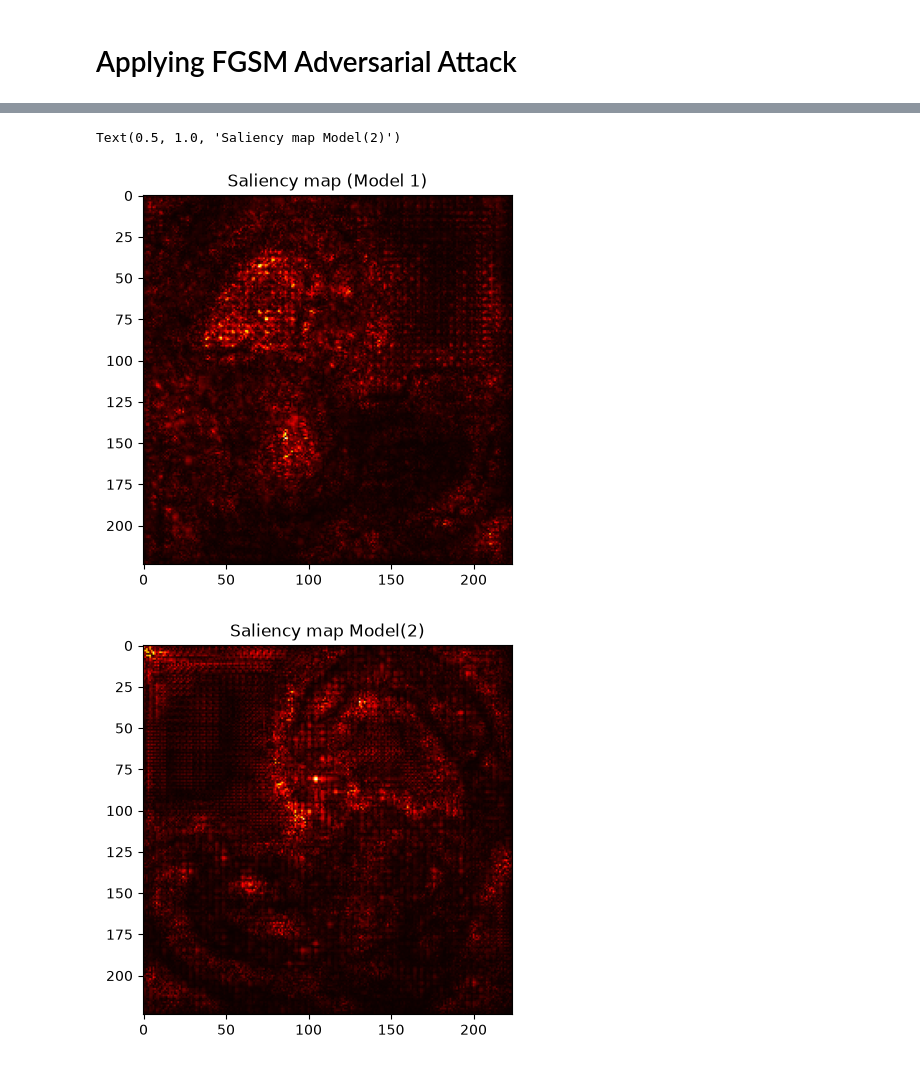
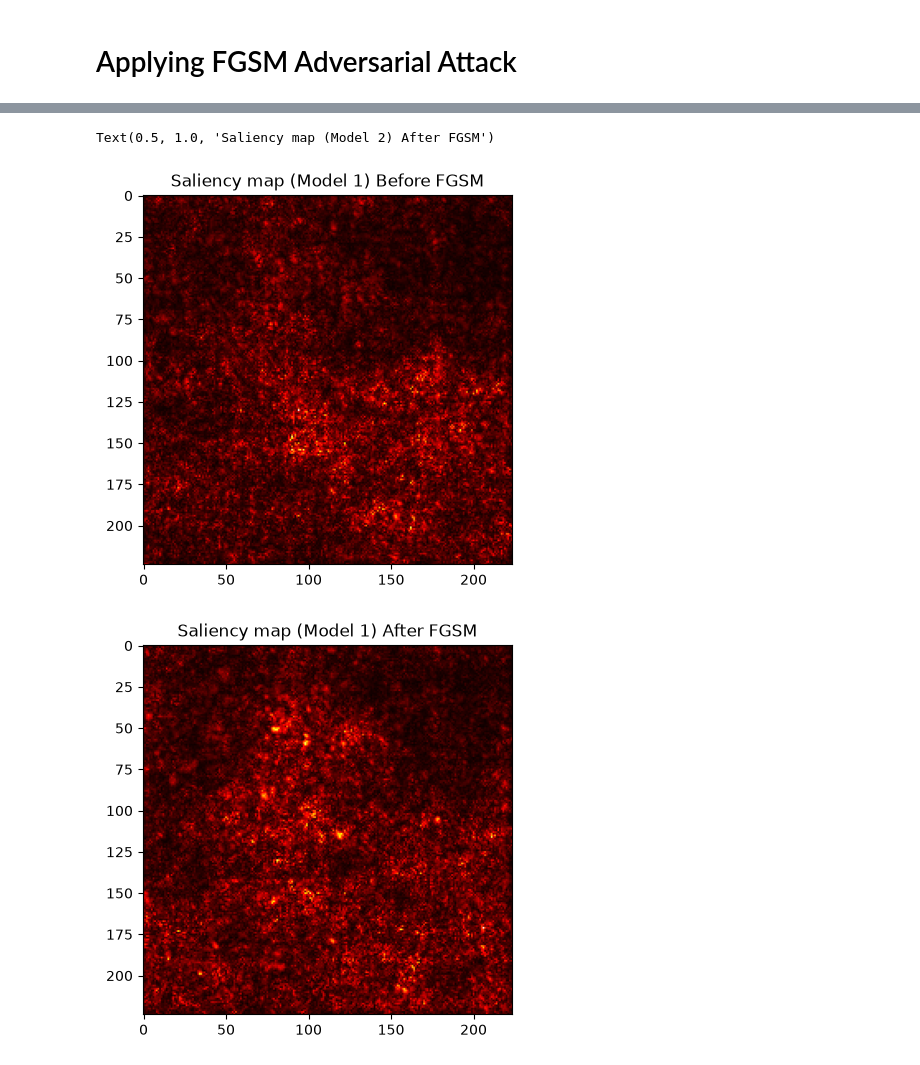
Before and after one commit to programmerX1a/AI-tasks, a Jupyter notebook: Block_5/Task_5.2.ipynb, the cells around one changed output, grey strips where cells are left out. Saved outputs shown, nothing was run; the diff lists cells and outputs as text; code cells hidden in the pictures.

```diff
--- a/Block_5/Task_5.2.ipynb
+++ b/Block_5/Task_5.2.ipynb
@@ -181,7 +181,7 @@ import sys
 def clip(images):
     img = images.clone()
     img -= img.min()
-    img /= (img.max() + 1e-7)
+    img /= (img.max()-img.min() + 1e-7)
     return img
 
 
@@ -198,6 +198,8 @@ model1.eval()
 batch=0
 gradients_1=[]
 gradients_2=[]
+gradients_3=[]
+gradients_4=[]
 for images,labels in test_loader:
 
     batch+=1
@@ -206,12 +208,12 @@ for images,labels in test_loader:
     output1=model1(images)
     loss1=criterion(output1,labels)
     model1.zero_grad()
-    loss1.backward()
     running_loss1+=loss1.item()*labels.size(0)
     total+=labels.size(0)
     probability,classes=torch.max(output1,1)
     correct+=(labels==classes).sum().item()
-    gradient_values=images.grad.abs().mean(dim=1)
+    loss1.backward()
+    gradient_values,gradient_indices=images.grad.abs().max(dim=1)
     gradients_1.append(clip(gradient_values).cpu().detach().numpy()[0]) #first image
     if batch<2:
         plt.figure()
@@ -220,11 +222,16 @@ for images,labels in test_loader:
 
 
     adversary_img=new_img(images,images.grad,0.01)
+    adversary_img.retain_grad() #Non leaf tensor (Result of a leaf tensor (original image ))
     output1_2=model1(adversary_img)
     loss1_2=criterion(output1_2,labels)
     model1.zero_grad()
-    loss1_2.backward()
     probability2,classes2=torch.max(output1_2,1)
+    class_score=output1_2[0,classes[0]]
+    class_score.backward()
+    gradient_values,gradient_indices=adversary_img.grad.abs().max(dim=1)
+    gradients_3.append(clip(gradient_values).cpu().detach().numpy()[0]) #first image
+
     correct2+=(classes2==labels).sum().item()
     running_loss1_2+=loss1_2.item()*labels.size(0)
     if batch<2:
@@ -270,12 +277,12 @@ for images,labels in test_loader:
     output2=model2(images)
     loss2=criterion(output2,labels)
     model2.zero_grad()
-    loss2.backward()
     running_loss2+=loss2.item()*labels.size(0)
     total+=labels.size(0)
     probability,classes=torch.max(output2,1)
     correct+=(labels==classes).sum().item()
-    gradient_values=images.grad.abs().mean(dim=1)
+    loss2.backward()
+    gradient_values,gradient_indices=images.grad.abs().max(dim=1)
     gradients_2.append(clip(gradient_values).cpu().detach().numpy()[0]) #first image
     if batch<2:
         plt.figure()
@@ -283,11 +290,16 @@ for images,labels in test_loader:
         plt.title("Image before FGSM (Model 2)")
 
     adversary_img=new_img(images,images.grad,0.01)
+    adversary_img.retain_grad()
     output2_2=model2(adversary_img)
     loss2_2=criterion(output2_2,labels)
     model2.zero_grad()
-    loss2_2.backward()
     probability2,classes2=torch.max(output2_2,1)
+    class_score=output2_2[0,classes[0]]
+    class_score.backward()
+    gradient_values,gradient_indices=adversary_img.grad.abs().max(dim=1)
+    gradients_4.append(clip(gradient_values).cpu().detach().numpy()[0]) #first image
+
     correct2+=(classes2==labels).sum().item()
     running_loss2_2+=loss2_2.item()*labels.size(0)
     if batch<2:
@@ -327,14 +343,20 @@ Notice there's no difference in the images yet the accuracy significantly droppe
 # %%
 plt.figure()
 plt.imshow(gradients_1[0],cmap="hot") #first image from the first batch
-plt.title("Saliency map (Model 1)")
+plt.title("Saliency map (Model 1) Before FGSM")
 
-
+plt.figure()
+plt.imshow(gradients_3[0],cmap="hot") #first image from the first batch
+plt.title("Saliency map (Model 1) After FGSM")
 
 plt.figure()
 plt.imshow(gradients_2[0],cmap="hot") #first image from the first batch
-plt.title("Saliency map Model(2)")
+plt.title("Saliency map Model(2) Before FGSM")
+
+plt.figure()
+plt.imshow(gradients_4[0],cmap="hot") #first image from the first batch
+plt.title("Saliency map (Model 2) After FGSM")
 # %% [output]
-Text(0.5, 1.0, 'Saliency map Model(2)')
+Text(0.5, 1.0, 'Saliency map (Model 2) After FGSM')
-[figure, old version]
+[figure, new version]
-[figure, old version]
+[figure, new version]
```
Also changed, not shown: parts of 10 cells of this notebook.
